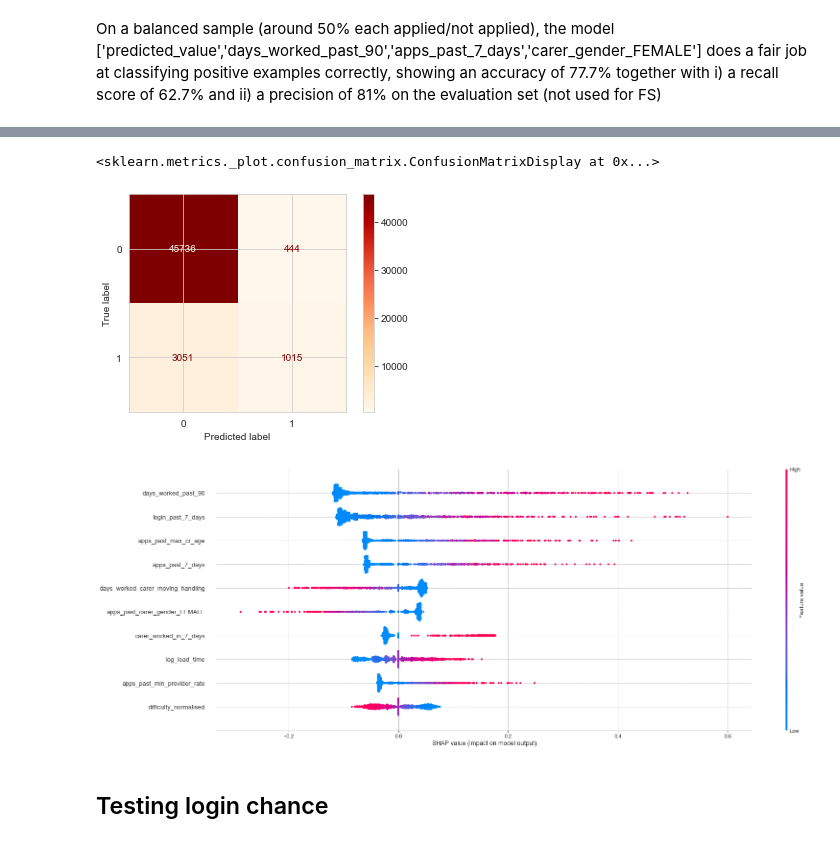
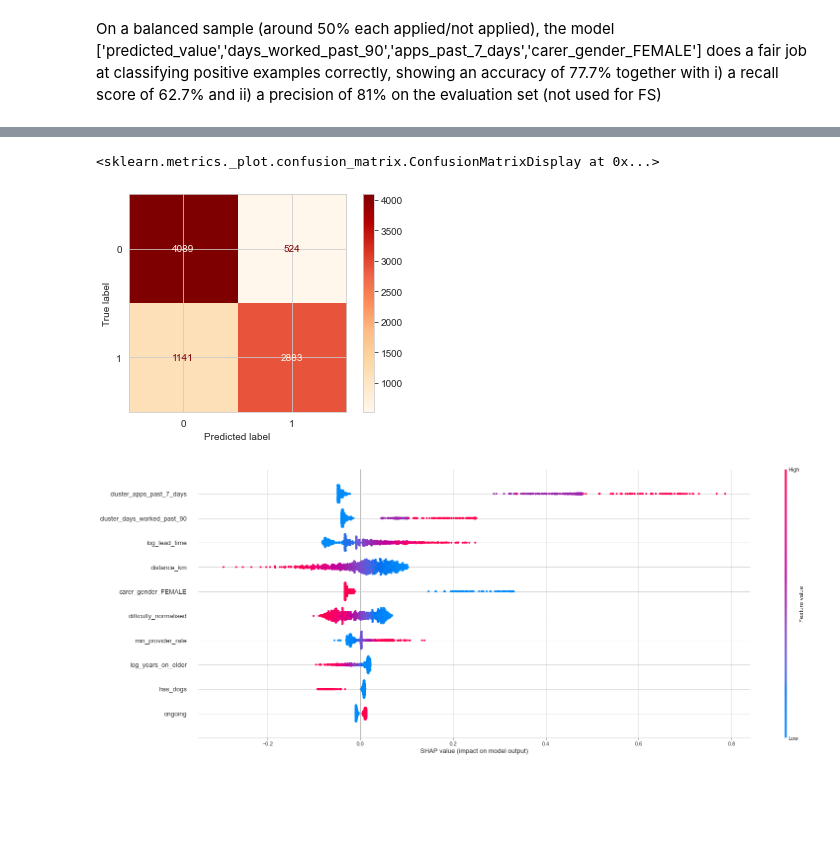
Before and after one commit to bonaventura-elder/carer_targeting, a Jupyter notebook: src/training.ipynb, the cells around one changed output, grey strips where cells are left out. Cells and saved outputs as stored; diff of their text form; code cells hidden in the pictures; blank space fills up the shorter version.

Commit message:
added kmeans and removedtest of login chance

```diff
--- a/src/training.ipynb
+++ b/src/training.ipynb
@@ -174,8 +200,29 @@ Name: carer_applied_in_8hrs, dtype: float64
+# %%
+all_data['apps_past_7_days'].replace(np.nan,0,inplace = True)
+all_data['days_worked_past_90'].replace(np.nan,0,inplace = True)
+
+#apply clustering
+kmeans = KMeans(n_clusters=4)
+kmeans.fit(all_data[['apps_past_7_days']])
+all_data['cluster_apps_past_7_days'] = kmeans.predict(all_data[['apps_past_7_days']])
+
+
+#order the cluster numbers
+all_data = order_cluster('cluster_apps_past_7_days', 'apps_past_7_days',all_data,True)
+
+#apply clustering
+kmeans = KMeans(n_clusters=3)
+kmeans.fit(all_data[['days_worked_past_90']])
+all_data['cluster_days_worked_past_90'] = kmeans.predict(all_data[['days_worked_past_90']])
+
+
+#order the cluster numbers
+all_data = order_cluster('cluster_days_worked_past_90', 'days_worked_past_90',all_data,True)
 # %%
 target = 'carer_applied_in_8hrs'
 
 X1 = all_data.loc[all_data['carer_applied_in_8hrs']==1]
-X0 = all_data.loc[all_data['carer_applied_in_8hrs']==0].sample(frac=0.5, random_state=1992)
+X0 = all_data.loc[all_data['carer_applied_in_8hrs']==0].sample(frac=0.01, random_state=1992)
 
 df = pd.concat([X1,X0], axis = 0)
 df
@@ -234,8 +281,8 @@ predictors = df.columns.tolist()
 # %%
 df['texts_past_30_days'].replace(np.nan,0,inplace = True)
 df['login_past_7_days'].replace(np.nan,0,inplace = True)
-df['apps_past_7_days'].replace(np.nan,0,inplace = True)
-df['days_worked_past_90'].replace(np.nan,0,inplace = True)
+# df['apps_past_7_days'].replace(np.nan,0,inplace = True)
+# df['days_worked_past_90'].replace(np.nan,0,inplace = True)
 df['carer_worked_in_7_days'].replace(np.nan,0,inplace = True)
 df['carer_worked_in_30_days'].replace(np.nan,0,inplace = True)
 df['carer_logged_in_7_days'].replace(np.nan,0,inplace = True)
@@ -482,9 +529,10 @@ predictors
 # %%
  # 'days_worked_past_90',
 f_predictors = [
-'difficulty_normalised','days_worked_past_90','apps_past_7_days',
+'difficulty_normalised','cluster_days_worked_past_90','cluster_apps_past_7_days',
     'carer_gender_FEMALE','log_lead_time','distance_km',
-    'has_dogs','log_years_on_elder', 'max_cr_age'
+    'has_dogs','log_years_on_elder', 'max_cr_age',
+     'min_provider_rate','ethnicities_at_risk_BLACK_ALL', 'ongoing'
 ]
 model.fit(X_train[f_predictors], np.ravel(y_train))
 
@@ -655,31 +711,29 @@ plot_confusion_matrix(model,X_eval[ff_predictors],y_eval, cmap = 'OrRd')
 plot_confusion_matrix(model,X_eval[f_predictors],y_eval, cmap = 'OrRd')
 # %% [output]
 <sklearn.metrics._plot.confusion_matrix.ConfusionMatrixDisplay at 0x...>
-[figure, old version]
+[figure, new version]
 # %%
 import warnings
 warnings.filterwarnings('ignore')
 
 
 scaler = StandardScaler()
-scaler.fit(X_train[ff_predictors])
+scaler.fit(X_train[f_predictors])
 
-masker = shap.maskers.Impute(data=scaler.transform(X_train[ff_predictors]), )
+masker = shap.maskers.Impute(data=scaler.transform(X_train[f_predictors]), )
 
 model = LogisticRegression()
-model.fit(X_eval[ff_predictors],np.ravel(y_eval))
+model.fit(X_eval[f_predictors],np.ravel(y_eval))
 
 def model_predict_proba(x):
     return model.predict_proba(x)[:,1] #only returning probability of class 1
 
-explainer = shap.KernelExplainer(model_predict_proba, X_train[ff_predictors][:250], masker=masker)
-shap_values = explainer.shap_values(X_eval[ff_predictors][:1000])
+explainer = shap.KernelExplainer(model_predict_proba, X_train[f_predictors][:50], masker=masker)
+shap_values = explainer.shap_values(X_eval[f_predictors][:1000])
 fig, ax = plt.subplots(1, 1, figsize=(25, 10))
 plt.subplot(1, 1, 1)
-shap.summary_plot(shap_values, X_eval[ff_predictors][:1000], max_display=10, show=False, plot_size=None )
+shap.summary_plot(shap_values, X_eval[f_predictors][:1000], max_display=10, show=False, plot_size=None )
 # %% [output]
-[figure, old version]
+[figure, new version]
 # %%
 plot_shap_metrics(model,df,f_predictors,target)
-# %% [markdown]
-## Testing login chance
```
Also changed, not shown: parts of 27 cells of this notebook, 1 other file.
